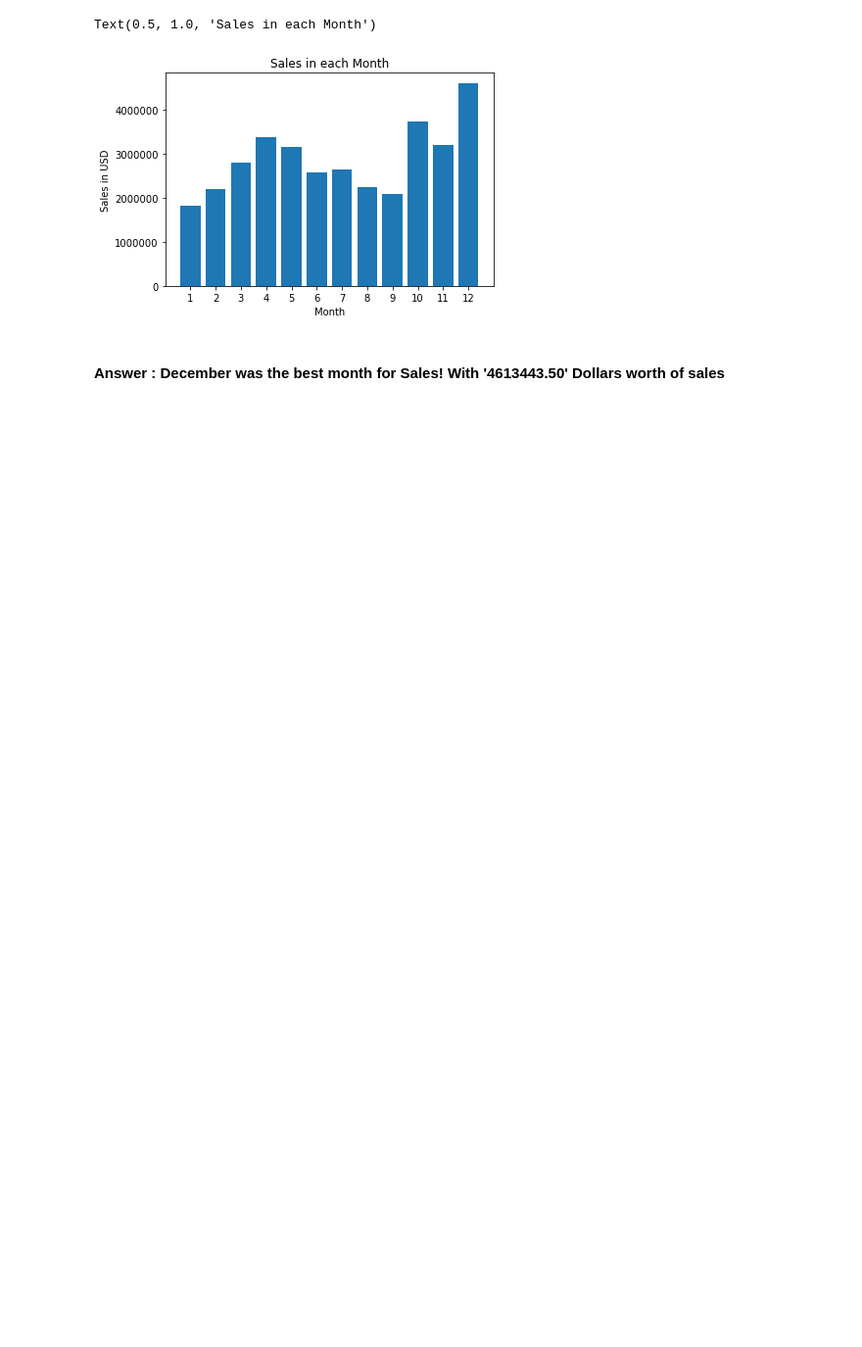
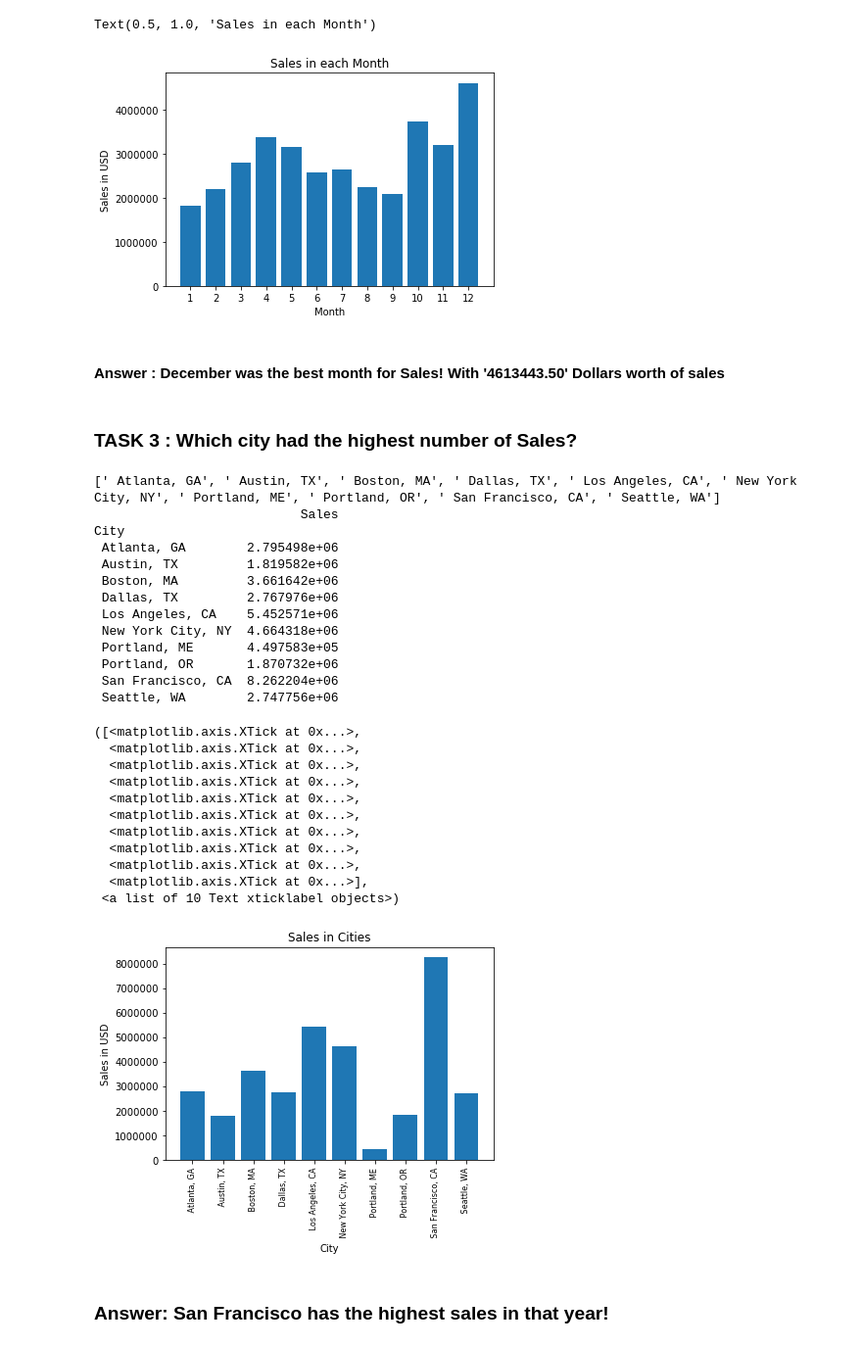
Before and after one commit to abhijeetknayak/Utilities, a Jupyter notebook: Data-Science/SalesAnalysis/sales-analysis.ipynb, the cells around one changed output. Shown at 98% size. Drawn from its saved outputs; the diff is of its cells as text; code cells hidden in the pictures; blank space fills up the shorter version.

Commit message:
Task 3 completed

```diff
--- a/Data-Science/SalesAnalysis/sales-analysis.ipynb
+++ b/Data-Science/SalesAnalysis/sales-analysis.ipynb
@@ -79,3 +79,58 @@ Text(0.5, 1.0, 'Sales in each Month')
 [figure]
 # %% [markdown]
 #### Answer : December was the best month for Sales! With '4613443.50' Dollars worth of sales
+# %% [markdown]
+### TASK 3 : Which city had the highest number of Sales?
+# %%
+''' Add a City column to the data '''
+## Use of APPLY method!!
+def get_city(address):
+    address = address.split(',')
+    state = address[2].split(' ')[1]
+    return address[1] + ', ' + state
+
+all_data["City"] = all_data["Purchase Address"].apply(lambda x: get_city(x))
+all_data.head()
+
+city_sales = all_data[["Sales", "City"]]
+results = city_sales.groupby("City").sum()
+
+# cities = all_data["City"].unique()
+# cities = all_data.sort_values(["City"])["City"].unique()
+cities = [city for city, df in all_data.groupby("City")]
+print(cities)
+print(results)
+
+plt.xlabel("City")
+plt.ylabel("Sales in USD")
+plt.title("Sales in Cities")
+plt.bar(cities, results["Sales"])
+plt.xticks(cities, rotation='vertical', size=8)
+# %% [output]
+[' Atlanta, GA', ' Austin, TX', ' Boston, MA', ' Dallas, TX', ' Los Angeles, CA', ' New York City, NY', ' Portland, ME', ' Portland, OR', ' San Francisco, CA', ' Seattle, WA']
+                           Sales
+City
+ Atlanta, GA        2.795498e+06
+ Austin, TX         1.819582e+06
+ Boston, MA         3.661642e+06
+ Dallas, TX         2.767976e+06
+ Los Angeles, CA    5.452571e+06
+ New York City, NY  4.664318e+06
+ Portland, ME       4.497583e+05
+ Portland, OR       1.870732e+06
+ San Francisco, CA  8.262204e+06
+ Seattle, WA        2.747756e+06
+([<matplotlib.axis.XTick at 0x...>,
+  <matplotlib.axis.XTick at 0x...>,
+  <matplotlib.axis.XTick at 0x...>,
+  <matplotlib.axis.XTick at 0x...>,
+  <matplotlib.axis.XTick at 0x...>,
+  <matplotlib.axis.XTick at 0x...>,
+  <matplotlib.axis.XTick at 0x...>,
+  <matplotlib.axis.XTick at 0x...>,
+  <matplotlib.axis.XTick at 0x...>,
+  <matplotlib.axis.XTick at 0x...>],
+ <a list of 10 Text xticklabel objects>)
+[figure, added]
+# %% [markdown]
+### Answer: San Francisco has the highest sales in that year!
```
